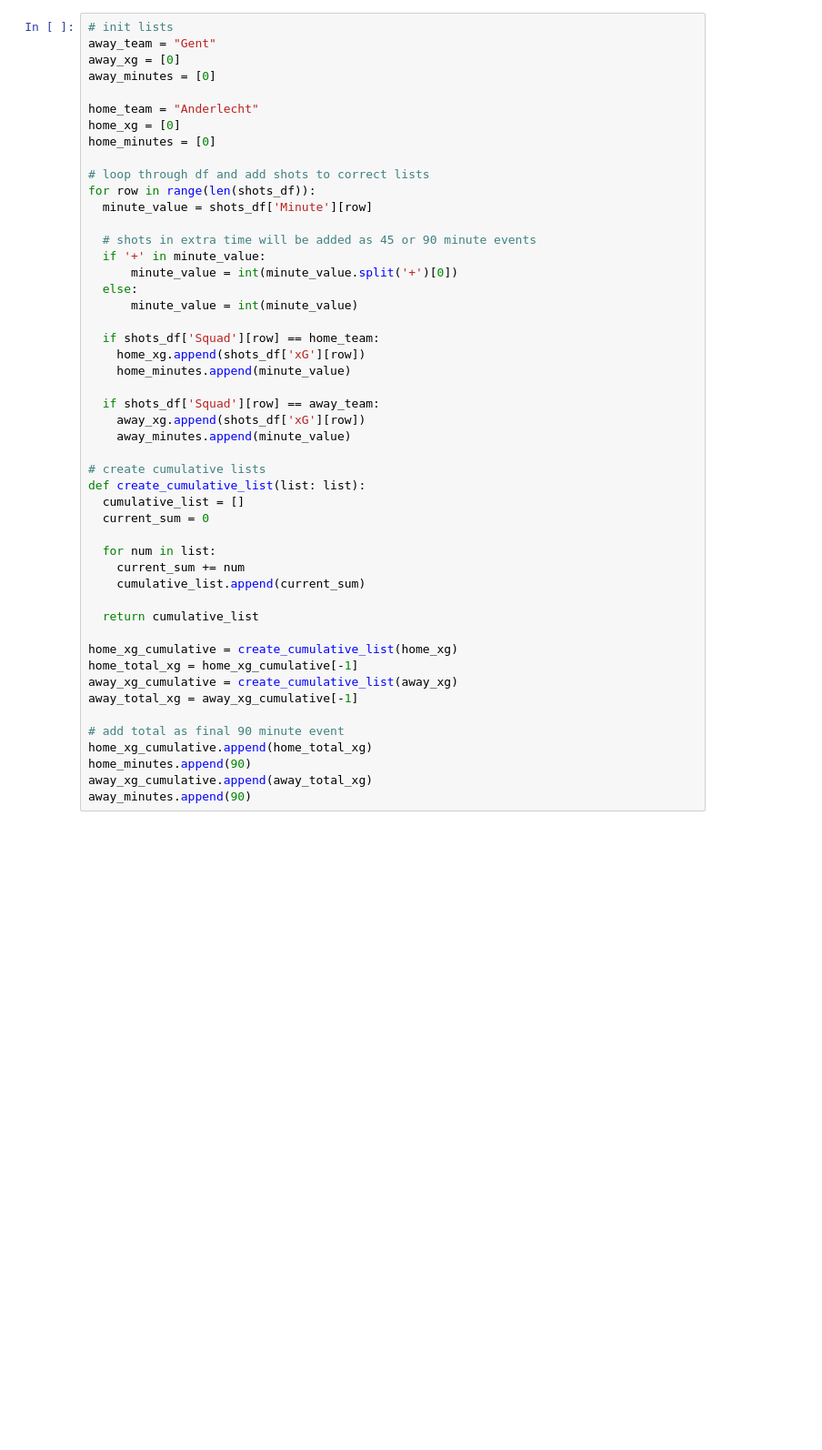
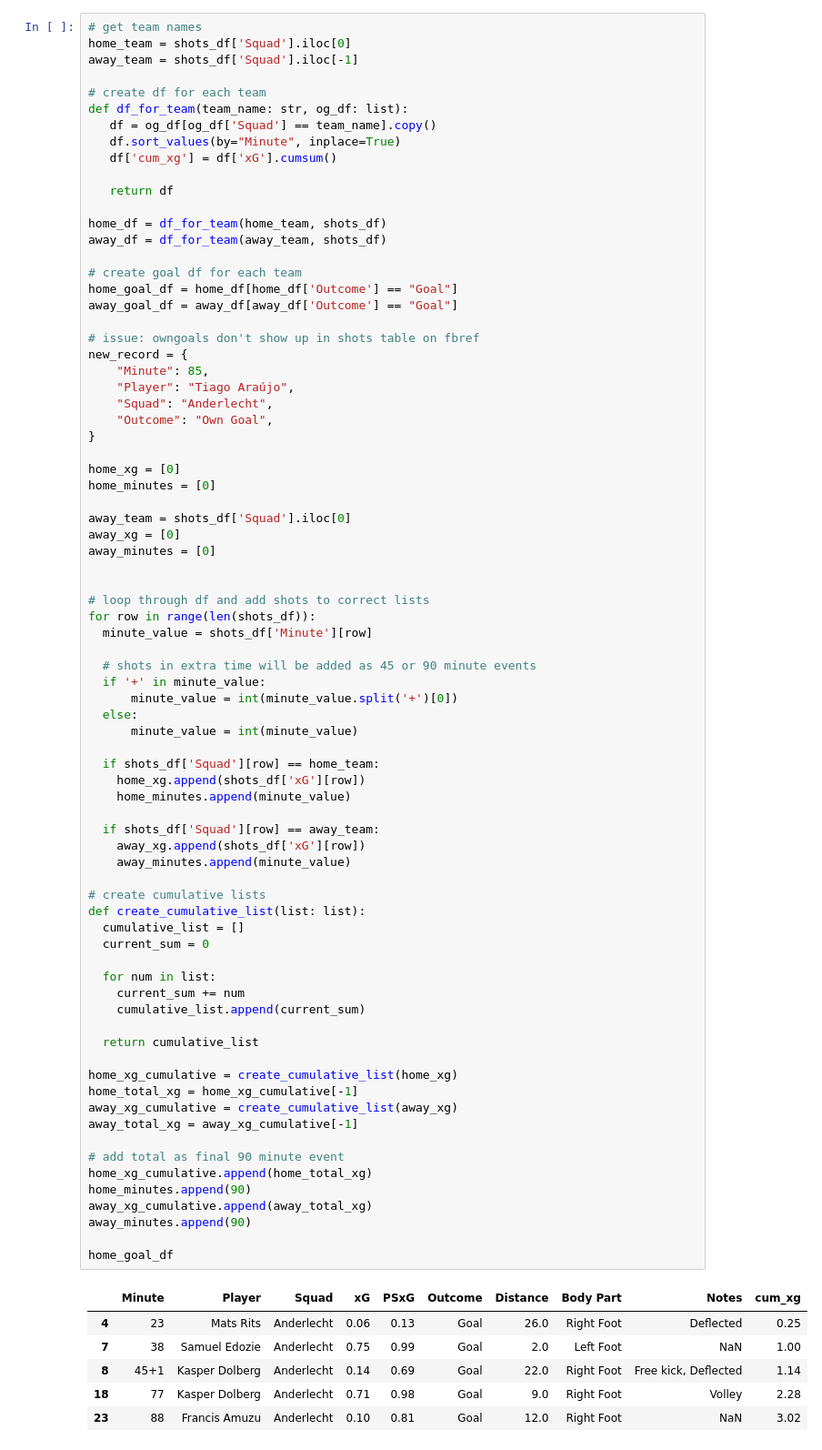
Before and after one commit to MarijnSt/xg-flowchart-rsca-gent-24-11-2024, a Jupyter notebook: xg-flowchart.ipynb, the cells around one changed output. Shown at 91% size. Saved outputs shown, nothing was run; the diff lists cells and outputs as text; blank space fills up the shorter version.

```diff
--- a/xg-flowchart.ipynb
+++ b/xg-flowchart.ipynb
@@ -39,12 +42,38 @@ shots_df
 # %%
-# init lists
-away_team = "Gent"
+# get team names
+home_team = shots_df['Squad'].iloc[0]
+away_team = shots_df['Squad'].iloc[-1]
+
+# create df for each team
+def df_for_team(team_name: str, og_df: list):
+   df = og_df[og_df['Squad'] == team_name].copy()
+   df.sort_values(by="Minute", inplace=True)
+   df['cum_xg'] = df['xG'].cumsum()
+
+   return df
+
+home_df = df_for_team(home_team, shots_df)
+away_df = df_for_team(away_team, shots_df)
+
+# create goal df for each team
+home_goal_df = home_df[home_df['Outcome'] == "Goal"]
+away_goal_df = away_df[away_df['Outcome'] == "Goal"]
+
+# issue: owngoals don't show up in shots table on fbref
+new_record = {
+    "Minute": 85,
+    "Player": "Tiago Araújo",
+    "Squad": "Anderlecht",
+    "Outcome": "Own Goal",
+}
+
+home_xg = [0]
+home_minutes = [0]
+
+away_team = shots_df['Squad'].iloc[0]
 away_xg = [0]
 away_minutes = [0]
 
-home_team = "Anderlecht"
-home_xg = [0]
-home_minutes = [0]
 
 # loop through df and add shots to correct lists
 for row in range(len(shots_df)):
@@ -58,31 +87,40 @@ for row in range(len(shots_df)):
 
   if shots_df['Squad'][row] == home_team:
     home_xg.append(shots_df['xG'][row])
     home_minutes.append(minute_value)
 
   if shots_df['Squad'][row] == away_team:
     away_xg.append(shots_df['xG'][row])
     away_minutes.append(minute_value)
 
 # create cumulative lists
 def create_cumulative_list(list: list):
   cumulative_list = []
   current_sum = 0
 
   for num in list:
     current_sum += num
     cumulative_list.append(current_sum)
 
   return cumulative_list
 
 home_xg_cumulative = create_cumulative_list(home_xg)
 home_total_xg = home_xg_cumulative[-1]
 away_xg_cumulative = create_cumulative_list(away_xg)
 away_total_xg = away_xg_cumulative[-1]
 
 # add total as final 90 minute event
 home_xg_cumulative.append(home_total_xg)
 home_minutes.append(90)
 away_xg_cumulative.append(away_total_xg)
 away_minutes.append(90)
+
+home_goal_df
+# %% [output]
+|  | Minute | Player | Squad | xG | PSxG | Outcome | Distance | Body Part | Notes | cum_xg |
+| 4 | 23 | Mats Rits | Anderlecht | 0.06 | 0.13 | Goal | 26.0 | Right Foot | Deflected | 0.25 |
+| 7 | 38 | Samuel Edozie | Anderlecht | 0.75 | 0.99 | Goal | 2.0 | Left Foot | NaN | 1.00 |
+| 8 | 45+1 | Kasper Dolberg | Anderlecht | 0.14 | 0.69 | Goal | 22.0 | Right Foot | Free kick, Deflected | 1.14 |
+| 18 | 77 | Kasper Dolberg | Anderlecht | 0.71 | 0.98 | Goal | 9.0 | Right Foot | Volley | 2.28 |
+| 23 | 88 | Francis Amuzu | Anderlecht | 0.10 | 0.81 | Goal | 12.0 | Right Foot | NaN | 3.02 |
 # %%
```
Also changed, not shown: parts of 3 cells of this notebook.
